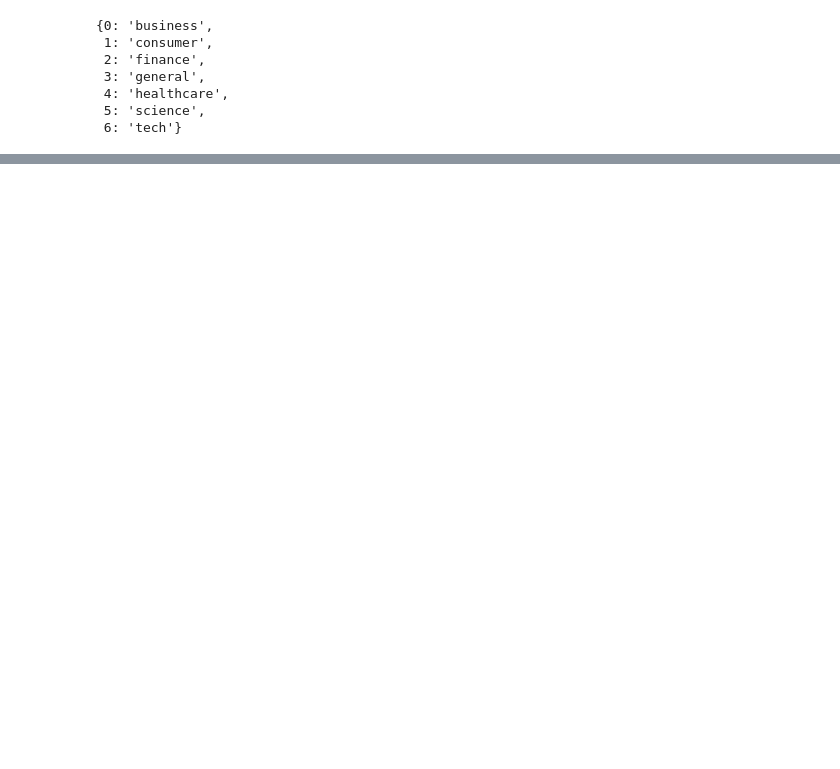
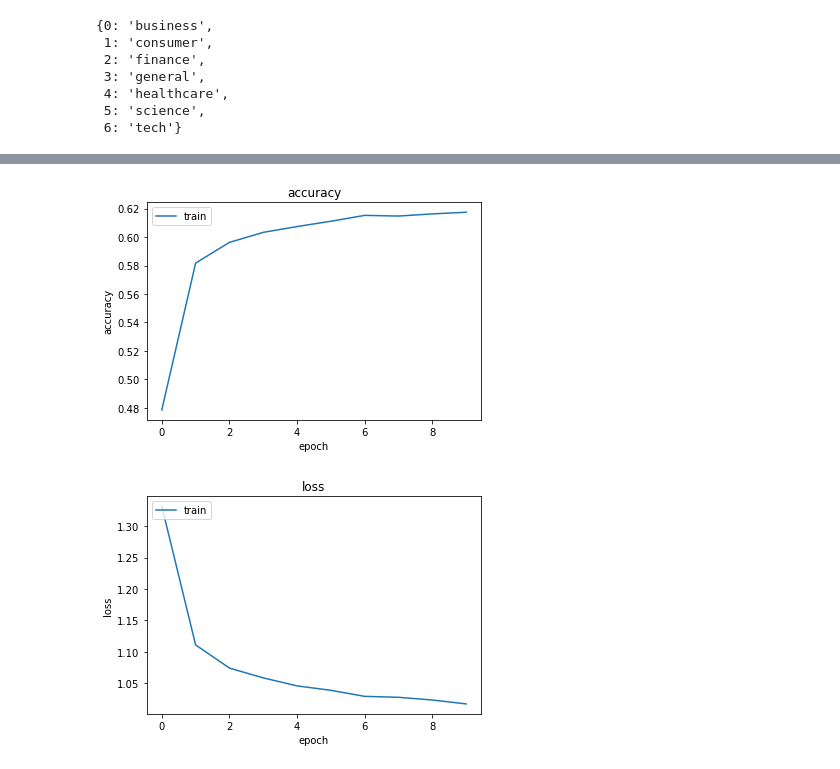
Before and after one commit to shermanleejm/IS424-T4, a Jupyter notebook: 5.BERT Transfer Learning-v2.ipynb, the cells around one changed output, grey strips where cells are left out. Saved outputs shown, nothing was run; the diff lists cells and outputs as text; code cells hidden in the pictures; blank space fills up the shorter version.

```diff
--- a/5.BERT Transfer Learning-v2.ipynb
+++ b/5.BERT Transfer Learning-v2.ipynb
@@ -222,0 +268,19 @@ Epoch 3/3
+# %%
+classifier_model2 = build_classifier_model2()
+
+classifier_model2.compile(optimizer = tf.optimizers.Adam(),
+             loss= 'sparse_categorical_crossentropy',
+             metrics=['accuracy'])
+
+classifier_model3 = build_classifier_model3()
+
+classifier_model3.compile(optimizer = tf.optimizers.Adam(),
+             loss= 'sparse_categorical_crossentropy',
+             metrics=['accuracy'])
+# %%
+hist = classifier_model2.fit(
+    x=X_train,
+    y=y_train,
+    epochs=10,
+    verbose=1,
+)
@@ -222,0 +308,11 @@ Epoch 3/3
+# %%
+for x in ["accuracy", "loss"]:
+    plt.plot(hist.history[x])
+    plt.title(x)
+    plt.ylabel(x)
+    plt.xlabel("epoch")
+    plt.legend(["train", "test"], loc="upper left")
+    plt.show()
+# %% [output]
+[figure, added]
+[figure, added]
```
Also changed, not shown: parts of 28 cells of this notebook, 1 other file.
